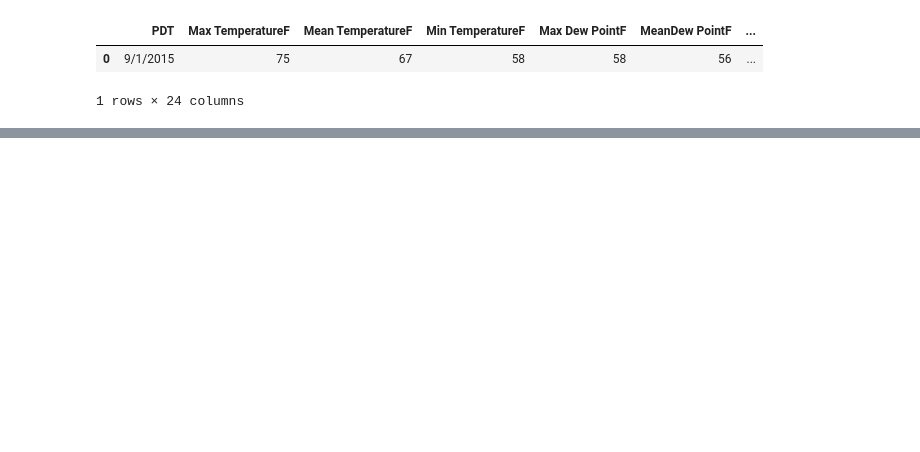
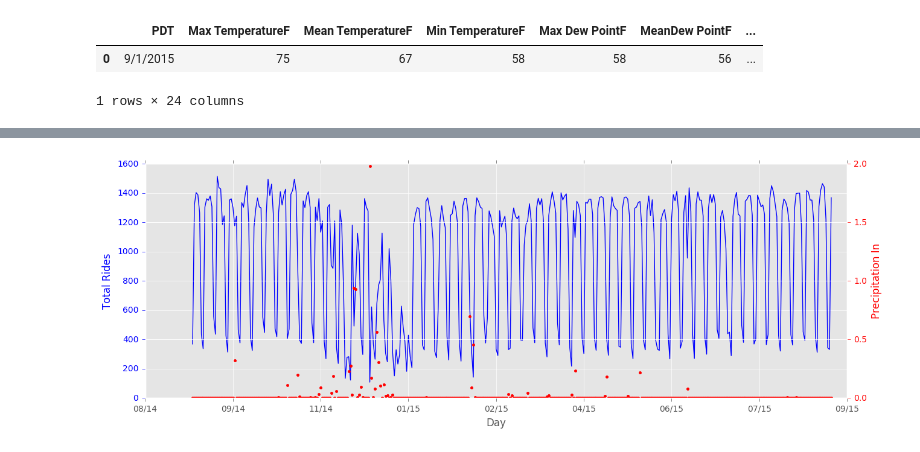
Before and after one commit to pamelot317/SF_bike_share, a Jupyter notebook: sf_bike_share_project141.ipynb, the cells around one changed output, grey strips where cells are left out. Drawn from its saved outputs; the diff is of its cells as text; code cells hidden in the pictures; blank space fills up the shorter version.

```diff
--- a/sf_bike_share_project141.ipynb
+++ b/sf_bike_share_project141.ipynb
@@ -122,0 +307,4 @@ weather.head(1)
+# %%
+weather_plot(total_rides15['Count'],weather15ave['PrecipitationIn'], 'Precipitation In')
+# %% [output]
+[figure, added]
```
Also changed, not shown: parts of 38 cells of this notebook.
